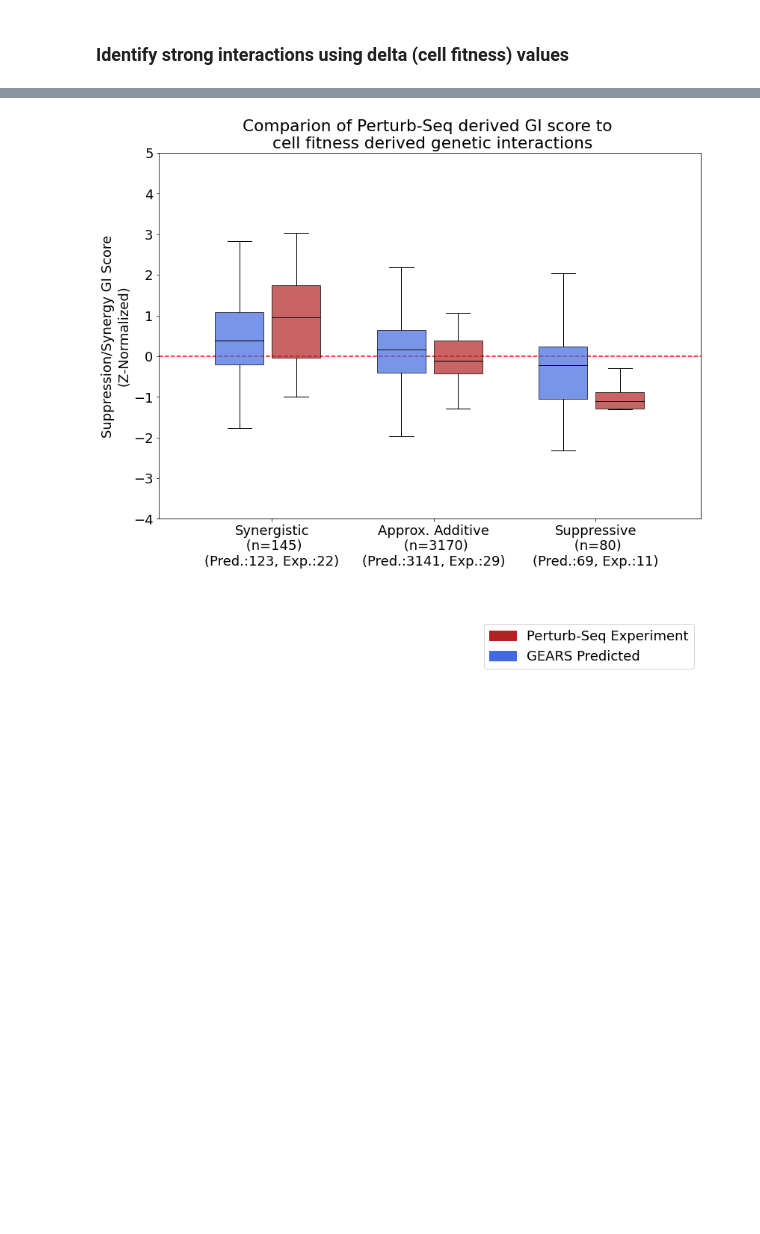
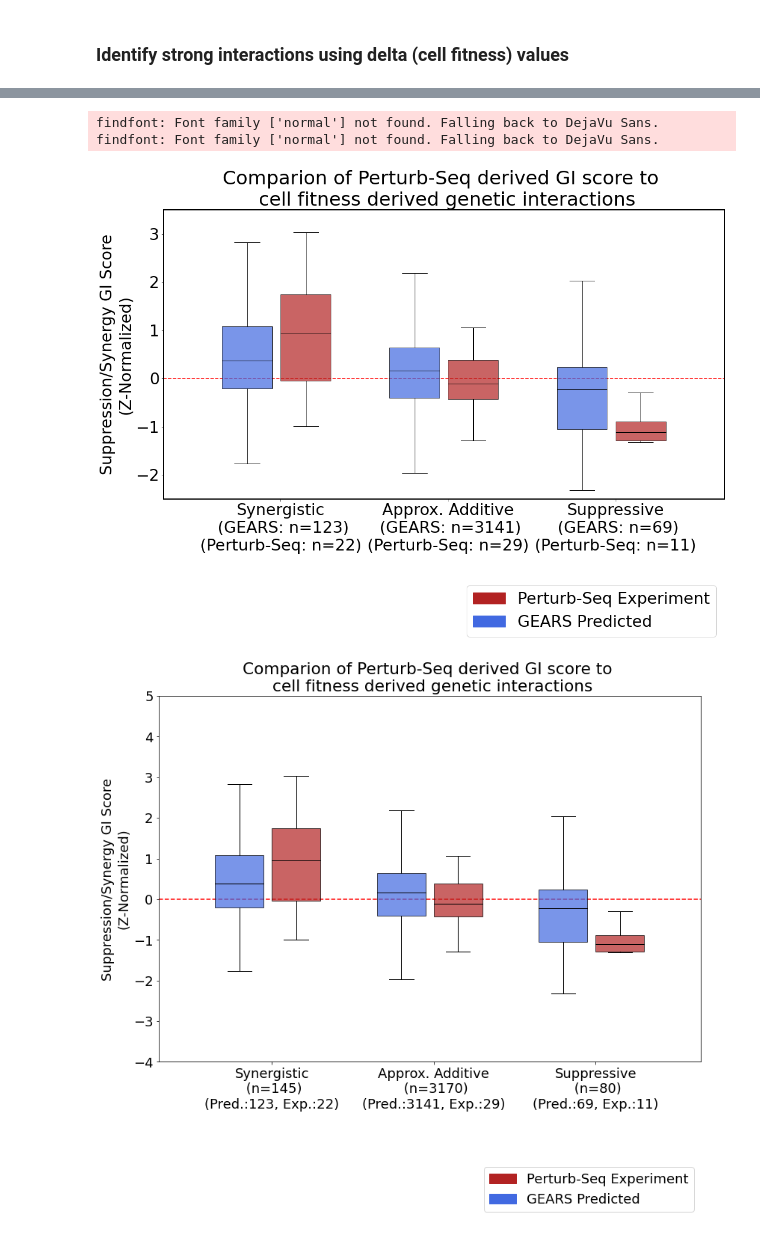
Before and after one commit to yhr91/GEARS_misc, a Jupyter notebook: paper/Ext_Fig_9.ipynb, the cells around one changed output, grey strips where cells are left out. Saved outputs shown, nothing was run; the diff lists cells and outputs as text; code cells hidden in the pictures; blank space fills up the shorter version.

```diff
--- a/paper/Ext_Fig_9.ipynb
+++ b/paper/Ext_Fig_9.ipynb
@@ -31,7 +31,7 @@ class GI_expt():
         # transformer: regression model used to determine expected fitness values
 
 
-        with open('GI_data.pkl', 'rb') as f:
+        with open('/dfs/user/yhr/gears2/Evaluation/GI_data.pkl', 'rb') as f:
             self.data = pickle.load(f)
         self.raw = raw
         self.pick_genes = pick_genes
@@ -390,6 +393,9 @@ for itr, combo in enumerate(combo_names):
 # %%
 #np.save('true_mags', true_mags)
 #np.save('true_corr_fit', true_corr_fit)
+# %%
+true_mags = np.load('/dfs/user/yhr/gears2/Evaluation/true_mags.npy', allow_pickle=True).item()
+true_corr_fit = np.load('/dfs/user/yhr/gears2/Evaluation/true_corr_fit.npy', allow_pickle=True).item()
 # %%
 shared_mags_train = []
 shared_corr_fits_train = []
@@ -493,3 +507,52 @@ shared_df_train['GEARS_mm_norm'] = (shared_df_train['GEARS'])/np.max(shared_df_t
+# %%
+import matplotlib.patches as mpatches
+
+additive_idx = np.logical_and(shared_df['Delta']<additive_ubound, shared_df['Delta']>additive_lbound)
+additive_idx_train = np.logical_and(shared_df_train['Delta']<additive_ubound, shared_df_train['Delta']>additive_lbound)
+
+
+plt.figure(figsize=[17,9])
+_ = plt.boxplot([shared_df[shared_df['Delta']<lower_bound]['GEARS_znorm'],
+                 shared_df[additive_idx]['GEARS_znorm'],
+                 shared_df[shared_df['Delta']>upper_bound]['GEARS_znorm']],
+             patch_artist=True,
+             boxprops=dict(facecolor='royalblue', color='black', alpha=0.7, edgecolor='black'),
+                medianprops=dict(color='black'),
+                showfliers=False)
+
+_ = plt.boxplot([shared_df_train[shared_df_train['Delta']<lower_bound]['GEARS_znorm'],
+              shared_df_train[additive_idx_train]['GEARS_znorm'],
+              shared_df_train[shared_df_train['Delta']>upper_bound]['GEARS_znorm']], patch_artist=True,
+             boxprops=dict(facecolor='firebrick', color='black', alpha=0.7),
+             medianprops=dict(color='black'),
+             positions=[1.35, 2.35, 3.35], showfliers=False)
+
+plt.axhline(y=0.00, color='r', linestyle='--')
+
+red_patch = mpatches.Patch(color='firebrick', label='Perturb-Seq Experiment')
+blue_patch = mpatches.Patch(color='royalblue', label='GEARS Predicted')
+
+plt.legend(handles=[red_patch, blue_patch], bbox_to_anchor=[1.0,-0.27])
+
+_ = plt.xticks([1.2,2.2,3.2])
+ax = plt.gca()
+_ = ax.set_xticklabels(['Synergistic\n (GEARS: n=123)\n(Perturb-Seq: n=22)',
+                    'Approx. Additive\n (GEARS: n=3141)\n(Perturb-Seq: n=29)',
+                    'Suppressive\n (GEARS: n=69)\n(Perturb-Seq: n=11)', ])
+
+plt.title('Comparion of Perturb-Seq derived GI score to \n cell fitness derived genetic interactions')
+
+plt.ylim([-2.5,3.5])
+plt.ylabel('Suppression/Synergy GI Score\n(Z-Normalized)')
+
+for spine in ax.spines.values():
+    spine.set_linewidth(2.0)
+
+plt.savefig('GI_map_valid.svg')
+# %% [output]
+findfont: Font family ['normal'] not found. Falling back to DejaVu Sans.
+findfont: Font family ['normal'] not found. Falling back to DejaVu Sans.
+[figure, added]
 # %%
 import matplotlib.patches as mpatches
 
```
Also changed, not shown: parts of 4 cells of this notebook, 7 other files.
